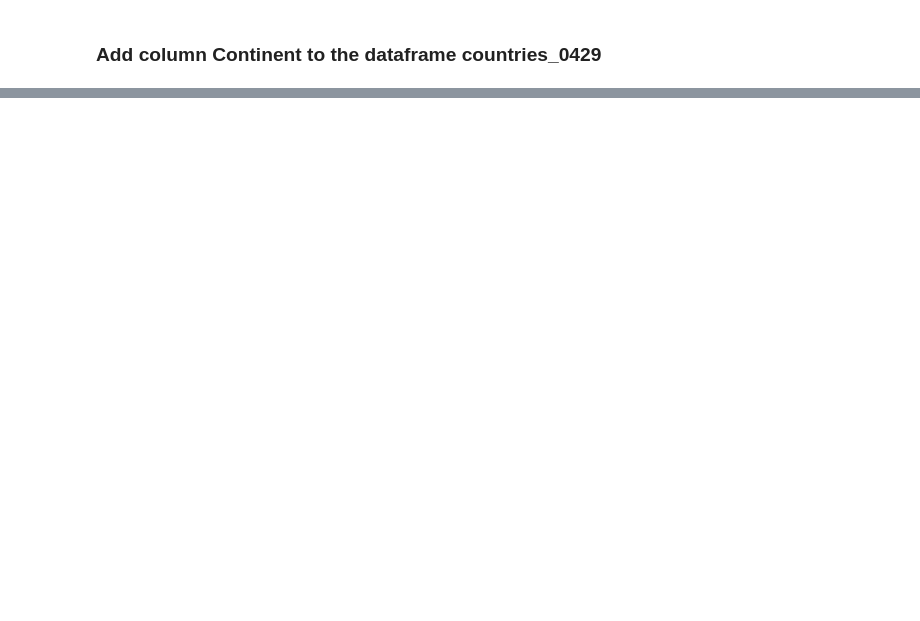
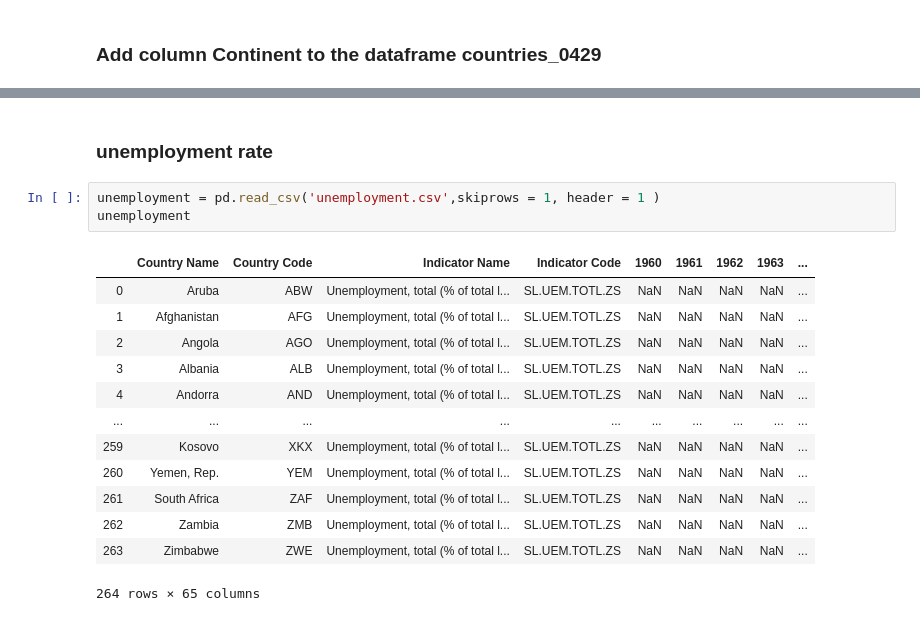
Before and after one commit to irenewu21/info2950-project, a Jupyter notebook: Final Project.ipynb, the cells around one changed output, grey strips where cells are left out. Saved outputs shown, nothing was run; the diff lists cells and outputs as text; blank space fills up the shorter version.

```diff
--- a/Final Project.ipynb
+++ b/Final Project.ipynb
@@ -268,0 +638,19 @@ countries_0429
+# %% [markdown]
+### unemployment rate
+# %%
+unemployment = pd.read_csv('unemployment.csv',skiprows = 1, header = 1 )
+unemployment
+# %% [output]
+|  | Country Name | Country Code | Indicator Name | Indicator Code | 1960 | 1961 | 1962 | 1963 | ... |
+| 0 | Aruba | ABW | Unemployment, total (% of total l... | SL.UEM.TOTL.ZS | NaN | NaN | NaN | NaN | ... |
+| 1 | Afghanistan | AFG | Unemployment, total (% of total l... | SL.UEM.TOTL.ZS | NaN | NaN | NaN | NaN | ... |
+| 2 | Angola | AGO | Unemployment, total (% of total l... | SL.UEM.TOTL.ZS | NaN | NaN | NaN | NaN | ... |
+| 3 | Albania | ALB | Unemployment, total (% of total l... | SL.UEM.TOTL.ZS | NaN | NaN | NaN | NaN | ... |
+| 4 | Andorra | AND | Unemployment, total (% of total l... | SL.UEM.TOTL.ZS | NaN | NaN | NaN | NaN | ... |
+| ... | ... | ... | ... | ... | ... | ... | ... | ... | ... |
+| 259 | Kosovo | XKX | Unemployment, total (% of total l... | SL.UEM.TOTL.ZS | NaN | NaN | NaN | NaN | ... |
+| 260 | Yemen, Rep. | YEM | Unemployment, total (% of total l... | SL.UEM.TOTL.ZS | NaN | NaN | NaN | NaN | ... |
+| 261 | South Africa | ZAF | Unemployment, total (% of total l... | SL.UEM.TOTL.ZS | NaN | NaN | NaN | NaN | ... |
+| 262 | Zambia | ZMB | Unemployment, total (% of total l... | SL.UEM.TOTL.ZS | NaN | NaN | NaN | NaN | ... |
+| 263 | Zimbabwe | ZWE | Unemployment, total (% of total l... | SL.UEM.TOTL.ZS | NaN | NaN | NaN | NaN | ... |
+264 rows × 65 columns
```
Also changed, not shown: parts of 40 cells of this notebook, 4 other files.
